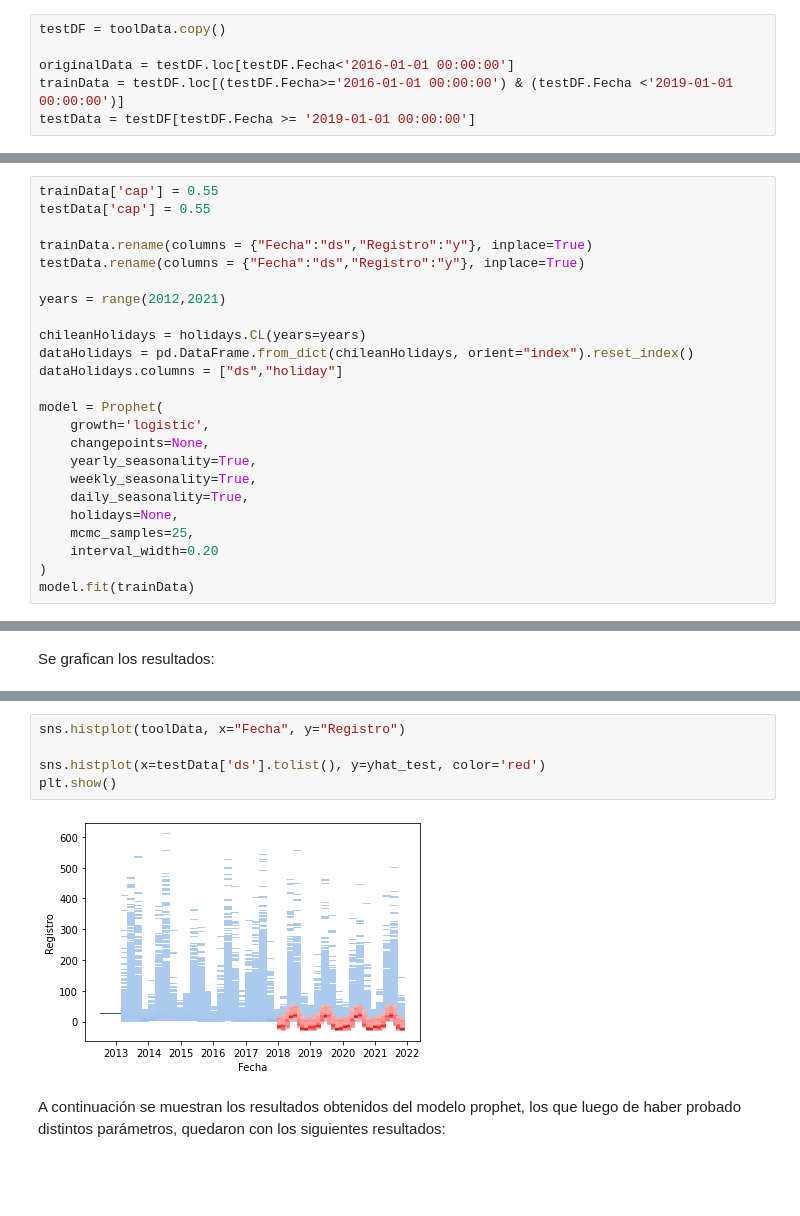
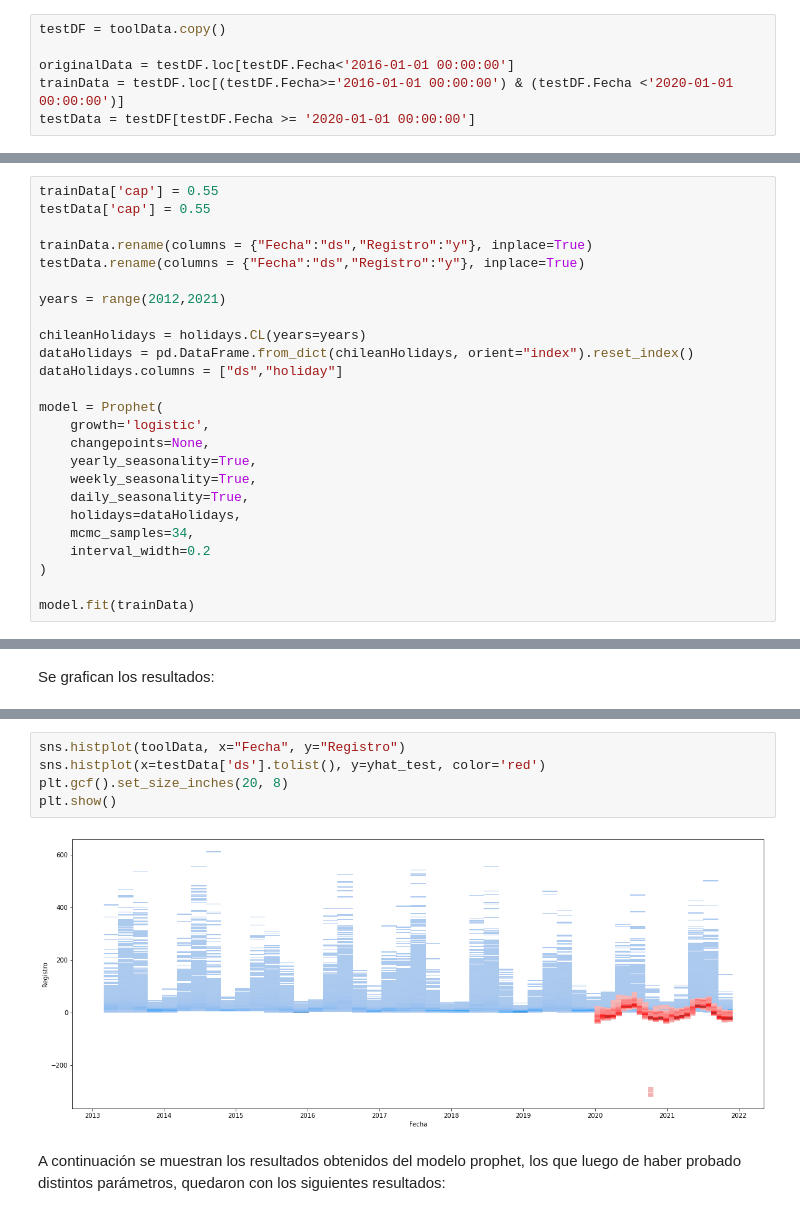
Before and after one commit to Sakutwf/ProyectoFinalMachineLearning, a Jupyter notebook: Proyecto_Final_Machine_Learning.ipynb, the cells around one changed output, grey strips where cells are left out. Saved outputs shown, nothing was run; the diff lists cells and outputs as text; blank space fills up the shorter version.

```diff
--- a/Proyecto_Final_Machine_Learning.ipynb
+++ b/Proyecto_Final_Machine_Learning.ipynb
@@ -166,6 +171,6 @@ Text(0.5, 1.0, 'Calidad del aire en Curicó')
 testDF = toolData.copy()
 
 originalData = testDF.loc[testDF.Fecha<'2016-01-01 00:00:00']
-trainData = testDF.loc[(testDF.Fecha>='2016-01-01 00:00:00') & (testDF.Fecha <'2019-01-01 00:00:00')]
-testData = testDF[testDF.Fecha >= '2019-01-01 00:00:00']
+trainData = testDF.loc[(testDF.Fecha>='2016-01-01 00:00:00') & (testDF.Fecha <'2020-01-01 00:00:00')]
+testData = testDF[testDF.Fecha >= '2020-01-01 00:00:00']
 # %% [markdown]
@@ -201,10 +207,11 @@ model = Prophet(
     yearly_seasonality=True,
     weekly_seasonality=True,
     daily_seasonality=True,
-    holidays=None,
-    mcmc_samples=25,
-    interval_width=0.20
+    holidays=dataHolidays,
+    mcmc_samples=34,
+    interval_width=0.2
 )
+
 model.fit(trainData)
 # %% [output]
 A value is trying to be set on a copy of a slice from a DataFrame.
@@ -250,10 +258,10 @@ model.plot_components(forecast)
 # %%
 sns.histplot(toolData, x="Fecha", y="Registro")
-
 sns.histplot(x=testData['ds'].tolist(), y=yhat_test, color='red')
+plt.gcf().set_size_inches(20, 8)
 plt.show()
 # %% [output]
-[figure, old version]
+[figure, new version]
 # %% [markdown]
 A continuación se muestran los resultados obtenidos del modelo prophet, los que luego de haber probado distintos parámetros, quedaron con los siguientes resultados:
 # %%
```
Also changed, not shown: parts of 10 cells of this notebook.
